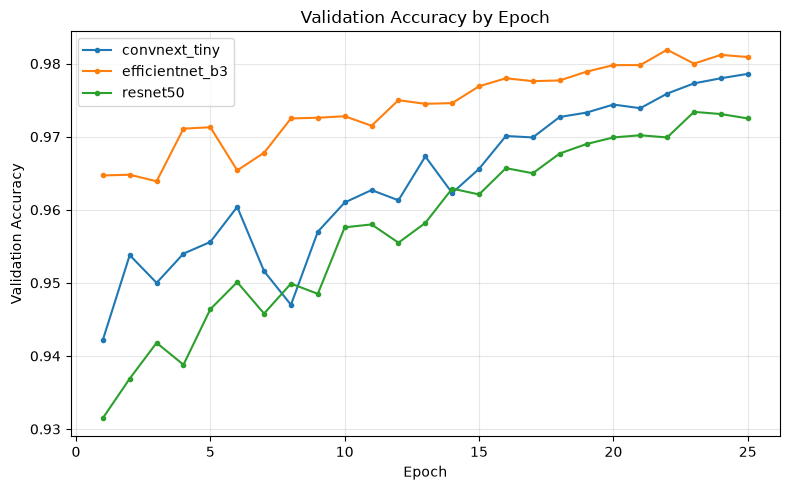
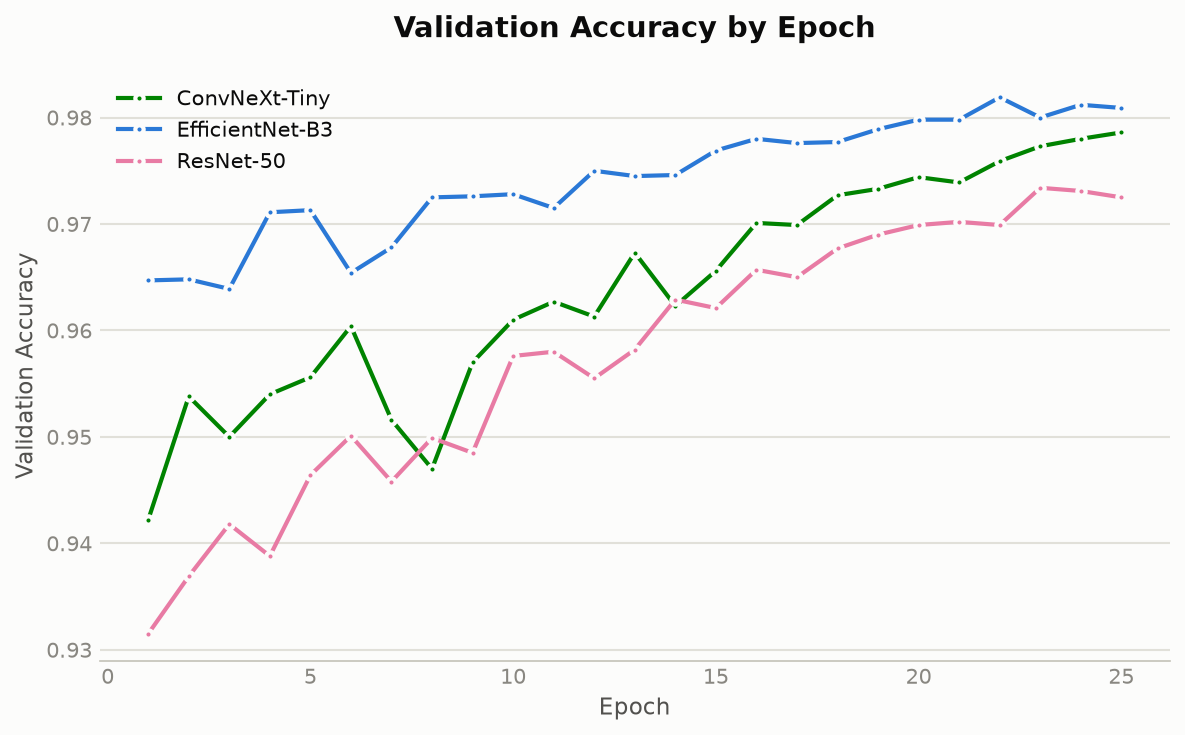
Code edit (unified diff) that turned the first committed figure into the second:
--- before
+++ after
@@ -1,13 +1,39 @@
-def plot_metric(results, metric, ylabel, title):
-    plt.figure(figsize=(8, 5))
+MODEL_COLOR = {"efficientnet_b3": "#2a78d6", "convnext_tiny": "#008300", "resnet50": "#e87ba4"}
+MODEL_DISPLAY = {"resnet50": "ResNet-50", "efficientnet_b3": "EfficientNet-B3", "convnext_tiny": "ConvNeXt-Tiny"}
+SURFACE, PRIMARY_INK, SECONDARY_INK, MUTED, GRID, BASELINE = (
+    "#fcfcfb", "#0b0b0b", "#52514e", "#898781", "#e1e0d9", "#c3c2b7",
+)
+
+
+def plot_metric(results, metric, ylabel, title, save_path=None):
+    fig, ax = plt.subplots(figsize=(8, 5), dpi=150)
+    fig.patch.set_facecolor(SURFACE)
+    ax.set_facecolor(SURFACE)
+
     for name, r in results.items():
-        plt.plot(range(1, len(r["history"][metric]) + 1), r["history"][metric], label=r["model"], marker="o", markersize=3)
-    plt.xlabel("Epoch")
-    plt.ylabel(ylabel)
-    plt.title(title)
-    plt.legend()
-    plt.grid(alpha=0.3)
+        series = r["history"][metric]
+        ax.plot(
+            range(1, len(series) + 1), series,
+            label=MODEL_DISPLAY[r["model"]], color=MODEL_COLOR[r["model"]],
+            linewidth=2, marker="o", markersize=4, markeredgewidth=2,
+            markeredgecolor=SURFACE, markerfacecolor=MODEL_COLOR[r["model"]],
+        )
+
+    ax.set_xlabel("Epoch", fontsize=11, color=SECONDARY_INK)
+    ax.set_ylabel(ylabel, fontsize=11, color=SECONDARY_INK)
+    ax.set_title(title, fontsize=14, fontweight="bold", color=PRIMARY_INK, pad=16)
+    ax.yaxis.grid(True, color=GRID, linewidth=1, zorder=0)
+    ax.set_axisbelow(True)
+    for spine in ["top", "right", "left"]:
+        ax.spines[spine].set_visible(False)
+    ax.spines["bottom"].set_color(BASELINE)
+    ax.tick_params(axis="both", colors=MUTED, labelsize=10, length=0)
+    legend = ax.legend(frameon=False, fontsize=10, labelcolor=PRIMARY_INK)
+
     plt.tight_layout()
+    if save_path:
+        plt.savefig(save_path, dpi=300, facecolor=SURFACE, bbox_inches="tight")
     plt.show()
 
-plot_metric(results, "val_acc", "Validation Accuracy", "Validation Accuracy by Epoch")
+
+plot_metric(results, "val_acc", "Validation Accuracy", "Validation Accuracy by Epoch", save_path="val_acc_by_epoch.png")

Commit: graphics and recent results have been added